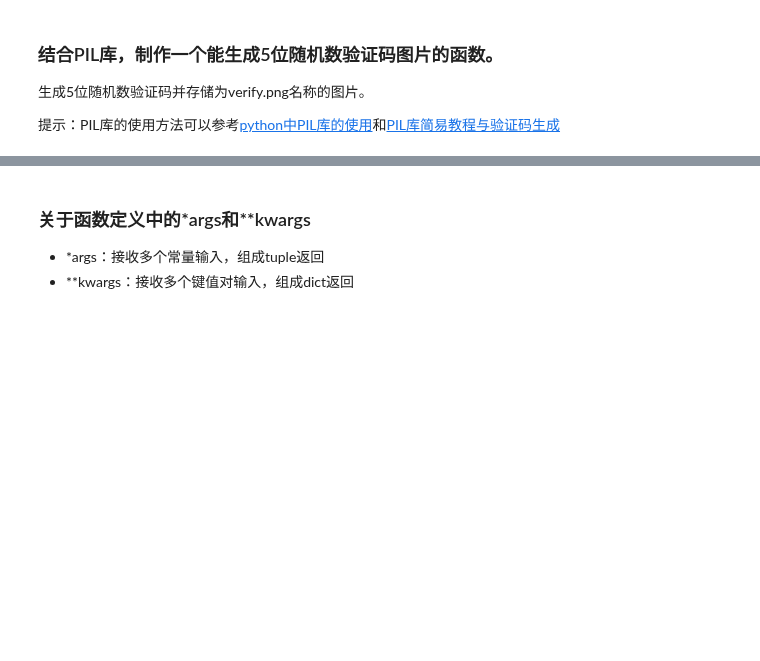
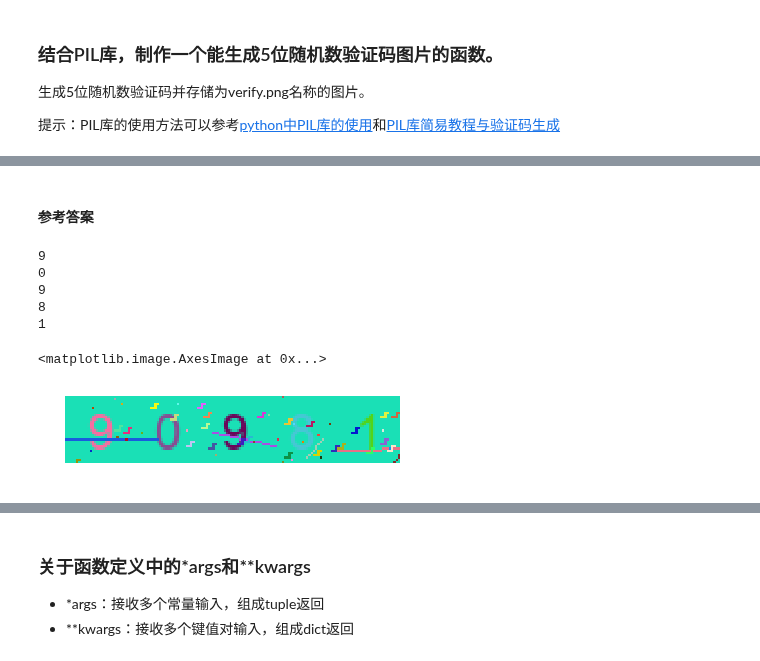
Before and after one commit to king0682/ChinaHadoop, a Jupyter notebook: A1_python/3.Homework_1.ipynb, the cells around one changed output, grey strips where cells are left out. Drawn from its saved outputs; the diff is of its cells as text; code cells hidden in the pictures; blank space fills up the shorter version.

```diff
--- a/A1_python/3.Homework.ipynb
+++ b/A1_python/3.Homework_1.ipynb
@@ -778,3 +1170,67 @@ image.save(open('./verify.png', 'wb'), 'png')
 <img src="./verify.png" width="40%">
 # %% [output]
 [interactive output not drawn]
+# %% [markdown]
+#### 参考答案
+# %%
+%matplotlib inline
+from PIL import Image
+from PIL import ImageDraw
+from PIL import ImageFont
+import random
+
+def getRandomColor():
+    '''获取一个随机颜色(r,g,b)格式的'''
+    c1 = random.randint(0,255)
+    c2 = random.randint(0,255)
+    c3 = random.randint(0,255)
+    return (c1,c2,c3)
+
+# 获取一个Image对象，参数分别是RGB模式。宽150，高30，随机颜色
+image = Image.new('RGB',(150,30),getRandomColor())
+
+# 获取一个画笔对象，将图片对象传过去
+draw = ImageDraw.Draw(image)
+# 获取一个font字体对象参数是ttf的字体文件的目录，以及字体的大小
+
+font = ImageFont.truetype("../data/Arial.ttf", size=22)
+for i in range(5):
+    # 循环5次，获取5个随机字符串
+    random_char = str(random.randint(0, 9))
+    print(random_char)
+    # 在图片上一次写入得到的随机字符串,参数是：定位，字符串，颜色，字体
+    draw.text((10+i*30, 4),random_char,getRandomColor(),font)
+# 噪点噪线
+width=180
+height=30
+# 划线
+for i in range(5):
+    x1=random.randint(0,width)
+    x2=random.randint(0,width)
+    y1=random.randint(0,height)
+    y2=random.randint(0,height)
+    draw.line((x1,y1,x2,y2),fill=getRandomColor())
+ # 画点
+for i in range(30):
+    draw.point([random.randint(0, width), random.randint(0, height)], fill=getRandomColor())
+    x = random.randint(0, width)
+    y = random.randint(0, height)
+    draw.arc((x, y, x + 5, y + 5), 0, 90, fill=getRandomColor())
+# # 保存到硬盘，名为verify.png格式为png的图片
+image.save(open('verify.png', 'wb'), 'png')
+# %% [output]
+9
+0
+9
+8
+1
+# %%
+%matplotlib inline
+import matplotlib.pyplot as plt
+img = Image.open('verify.png')
+plt.figure('')
+plt.axis('off')
+plt.imshow(img)
+# %% [output]
+<matplotlib.image.AxesImage at 0x...>
+[figure, added]
```
Also changed, not shown: parts of 26 cells of this notebook, 1 other file.
